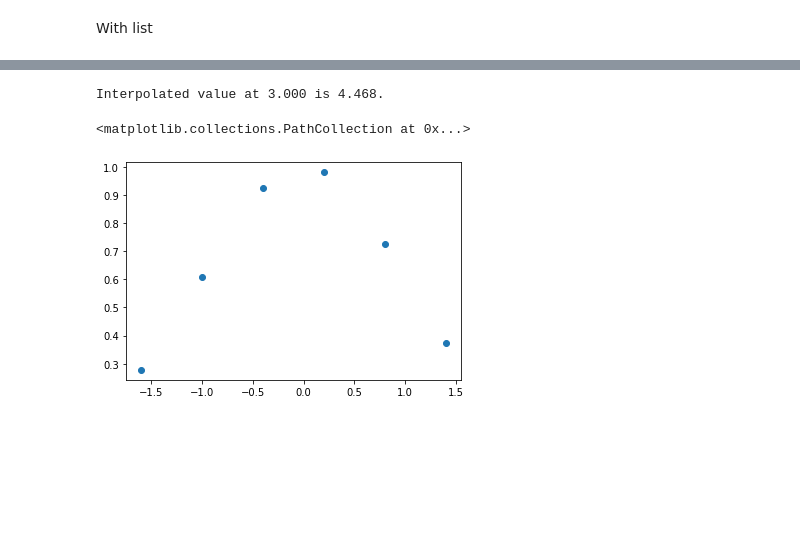
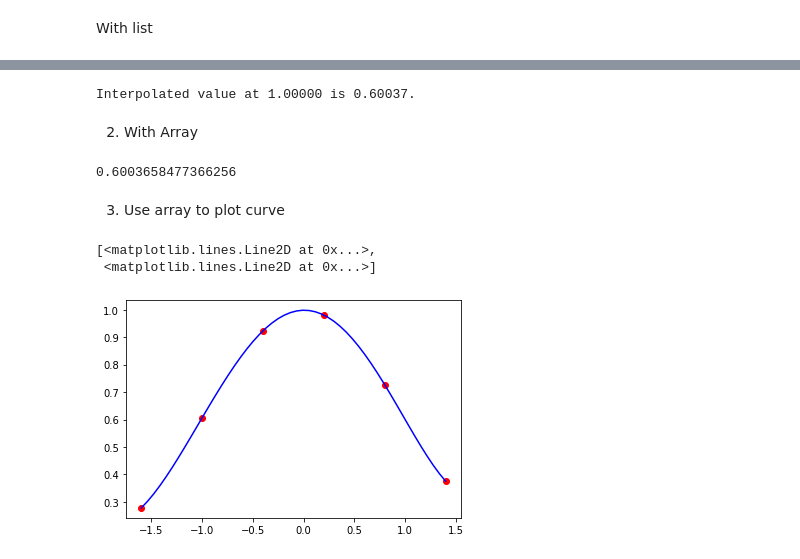
Before and after one commit to costpetrides/Computational-Physics, a Jupyter notebook: Lagrange.ipynb, the cells around one changed output, grey strips where cells are left out. Drawn from its saved outputs; the diff is of its cells as text; code cells hidden in the pictures; blank space fills up the shorter version.

```diff
--- a/Lagrange.ipynb
+++ b/Lagrange.ipynb
@@ -12,7 +12,7 @@ y= [0.278037, 0.606531, 0.923116, 0.980199, 0.726149, 0.375311]
 n=len(x)
 
 yp = 0  # By default
-xp= 3   # interpolation point
+xp= 1   # interpolation point
 
 
 # Implementing Lagrange Interpolation
@@ -24,10 +24,48 @@ for k in range(n):
     yp = yp + p * y[k]
 
 
-print('Interpolated value at %.3f is %.3f.' % (xp, yp))
-
-plt.scatter(x,y)
+print('Interpolated value at %.5f is %.5f.' % (xp, yp))
 # %% [output]
-Interpolated value at 3.000 is 4.468.
+Interpolated value at 1.00000 is 0.60037.
-<matplotlib.collections.PathCollection at 0x...>
-[figure, removed]
+# %% [markdown]
+2. With Array
+# %%
+import matplotlib.pyplot as plt
+import numpy as np
+
+x= np.array([-1.6, -1.0, -0.4, 0.2, 0.8, 1.4])
+y= np.array([0.278037, 0.606531, 0.923116, 0.980199, 0.726149, 0.375311])
+
+xp=1.0
+yp=0
+
+for xi,yi in zip(x,y):
+  yp+= yi * np.prod((xp- x[x != xi])/(xi- x[x != xi]))
+
+print(yp)
+# %% [output]
+0.6003658477366256
+# %% [markdown]
+3. Use array to plot curve
+# %%
+import matplotlib.pyplot as plt
+import numpy as np
+
+x= np.array([-1.6, -1.0, -0.4, 0.2, 0.8, 1.4])
+y= np.array([0.278037, 0.606531, 0.923116, 0.980199, 0.726149, 0.375311])
+
+xplt=np.linspace(x[0],x[-1])
+yplt=np.array([],float)
+
+for xp in xplt:
+  yp=0
+
+  for xi,yi in zip(x,y):
+    yp+= yi * np.prod((xp- x[x != xi])/(xi- x[x != xi]))
+  yplt=np.append(yplt,yp)
+
+plt.plot(x,y,'ro',xplt,yplt,'b-')
+# %% [output]
+[<matplotlib.lines.Line2D at 0x...>,
+ <matplotlib.lines.Line2D at 0x...>]
+[figure, added]
```
